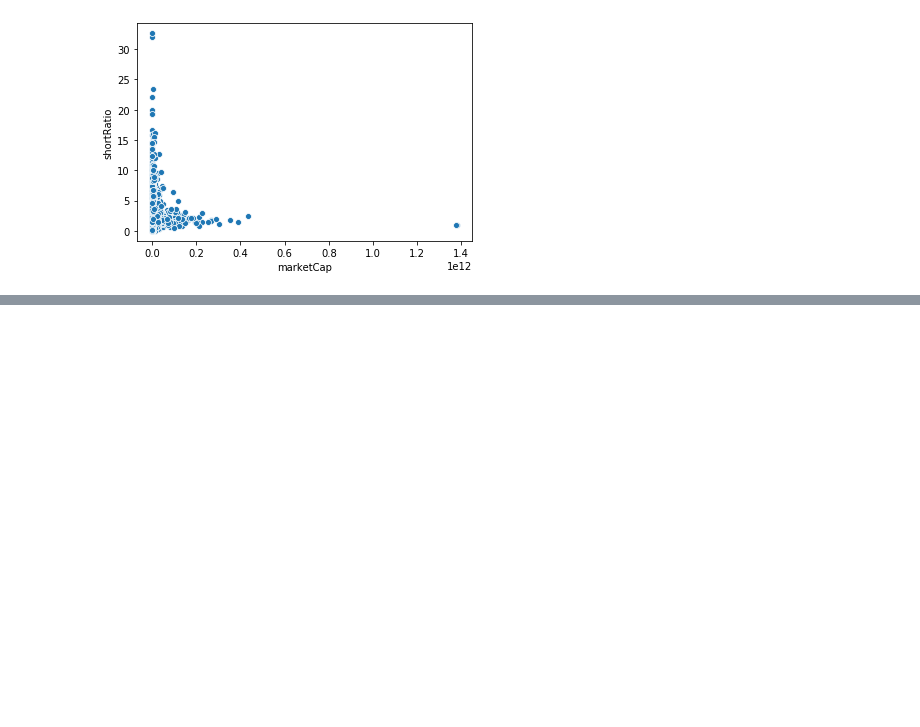
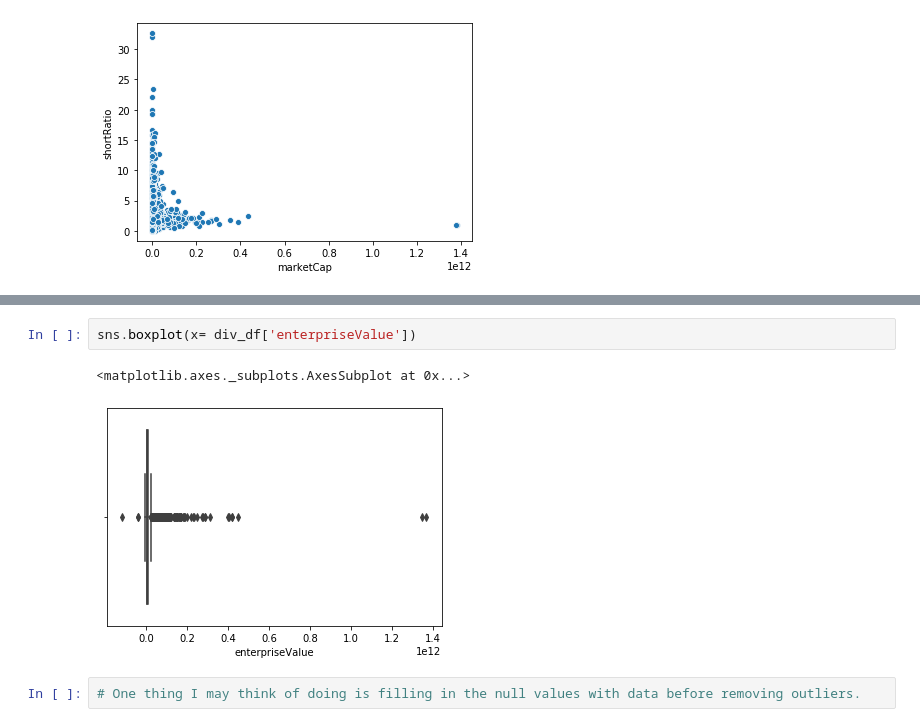
Before and after one commit to ipatel467/Stock-Market-Analysis, a Jupyter notebook: StocksP2.ipynb, the cells around one changed output, grey strips where cells are left out. Cells and saved outputs as stored; diff of their text form; blank space fills up the shorter version.

```diff
--- a/StocksP2.ipynb
+++ b/StocksP2.ipynb
@@ -93,0 +131,7 @@ sns.scatterplot(data = div_df,x=div_df['marketCap'],y=div_df['shortRatio'])
+# %%
+sns.boxplot(x= div_df['enterpriseValue'])
+# %% [output]
+<matplotlib.axes._subplots.AxesSubplot at 0x...>
+[figure, added]
+# %%
+# One thing I may think of doing is filling in the null values with data before removing outliers.
```
Also changed, not shown: parts of 9 cells of this notebook.
